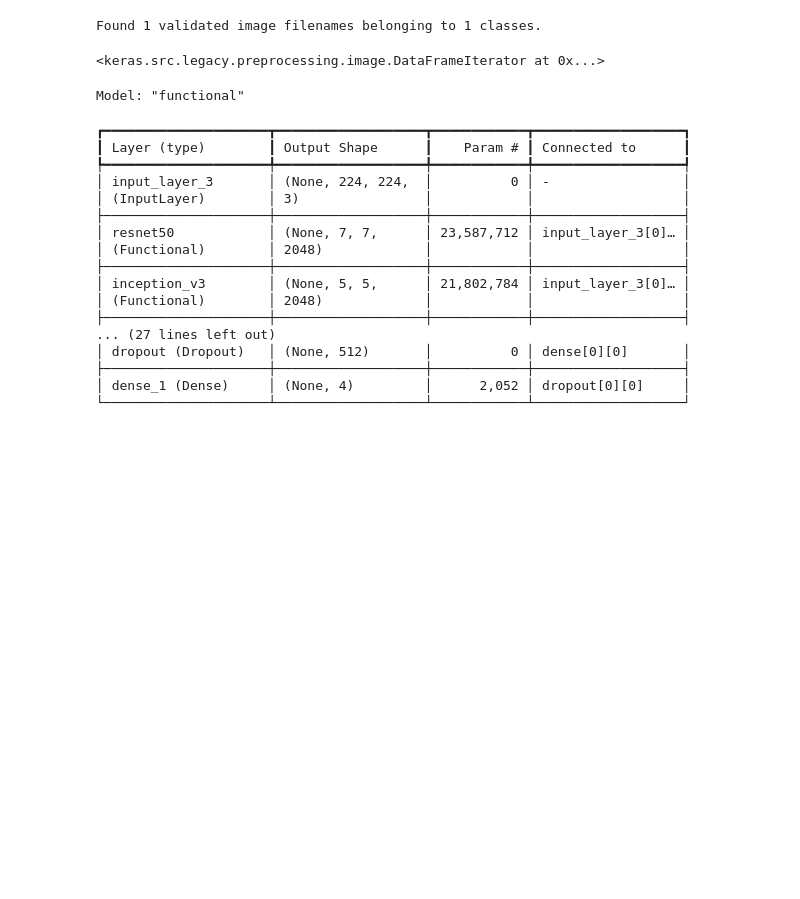
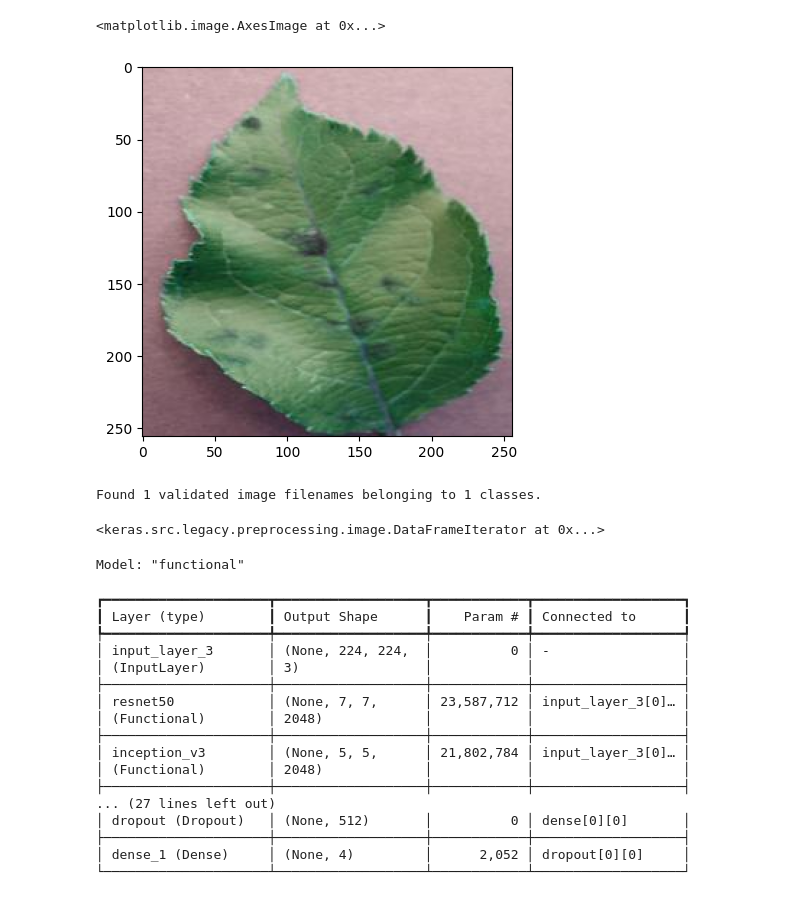
Before and after one commit to yuvrajthegupta/ensemble_learning, a Jupyter notebook: a.ipynb, the cells around one changed output. Cells and saved outputs as stored; diff of their text form; code cells hidden in the pictures; blank space fills up the shorter version.

```diff
--- a/a.ipynb
+++ b/a.ipynb
@@ -16,3 +16,9 @@ df
+# %%
+img=cv2.imread("archive\\plantvillage-dataset\\color\\Apple___Apple_scab\\00075aa8-d81a-4184-8541-b692b78d398a___FREC_Scab 3335.JPG")
+plt.imshow(img)
+# %% [output]
+<matplotlib.image.AxesImage at 0x...>
+[figure, added]
 # %%
 from tensorflow.keras.preprocessing.image import ImageDataGenerator
 test_datagen = ImageDataGenerator(rescale=1./255)
```
Also changed, not shown: parts of 4 cells of this notebook.
